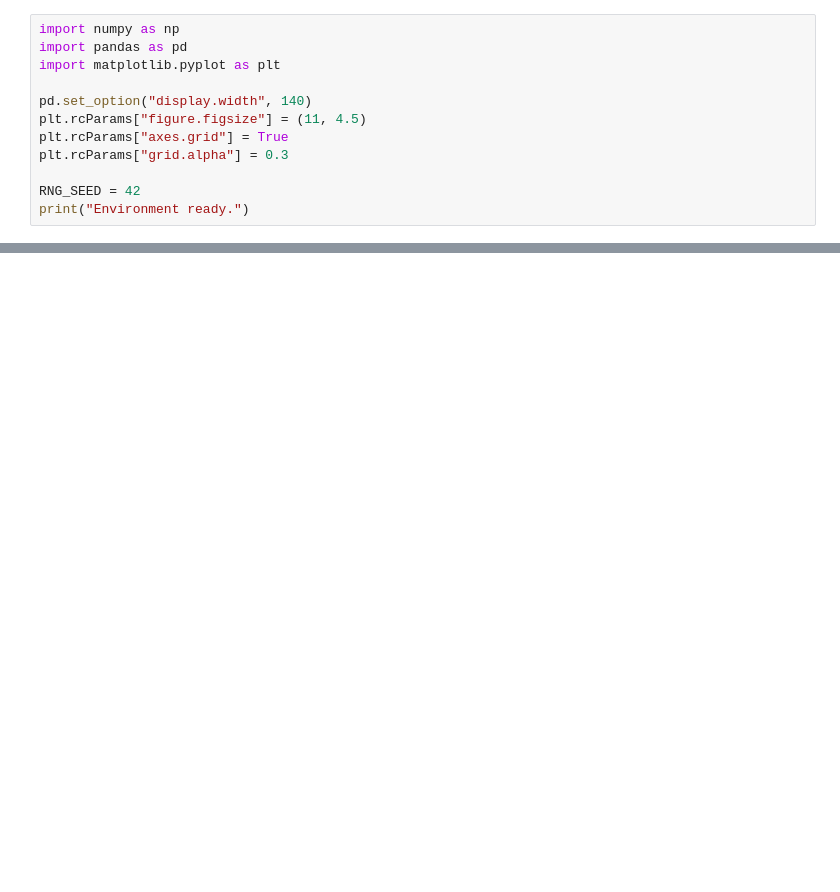
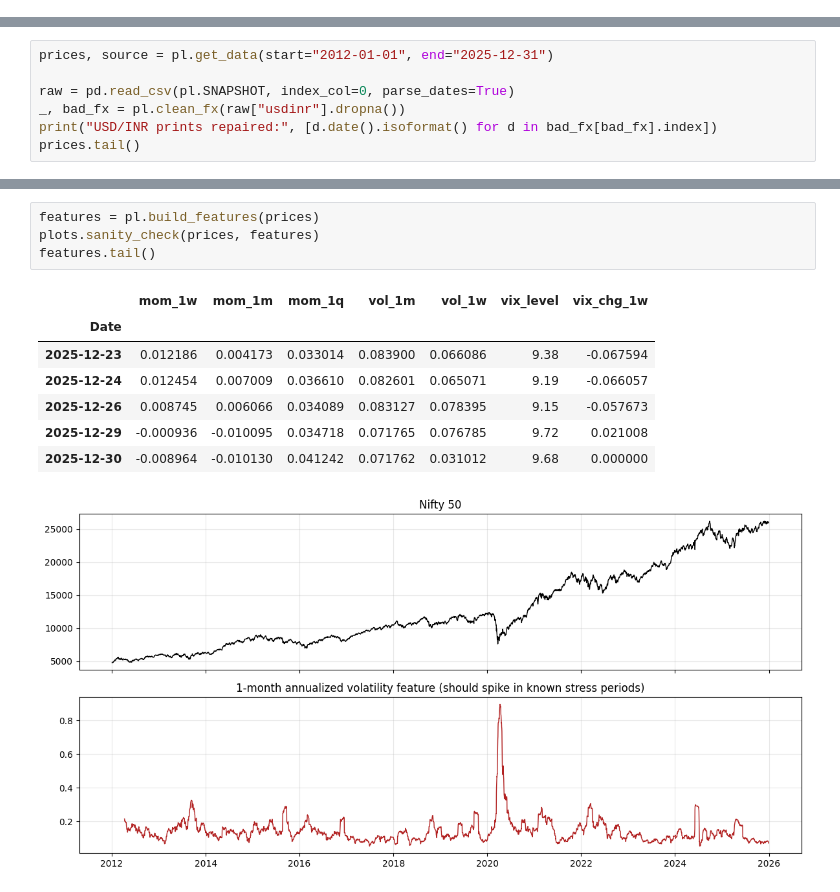
Before and after one commit to kcodweb/Regime-Detection-using-HMM, a Jupyter notebook: Regime_Shift_Notebook.ipynb, the cells around one changed output, grey strips where cells are left out. Cells and saved outputs as stored; diff of their text form; blank space fills up the shorter version.

```diff
--- a/Regime_Shift_Notebook.ipynb
+++ b/Regime_Shift_Notebook.ipynb
@@ -28,12 +0,0 @@ Successfully installed hmmlearn-0.3.3
-# %%
-import numpy as np
-import pandas as pd
-import matplotlib.pyplot as plt
-
-pd.set_option("display.width", 140)
-plt.rcParams["figure.figsize"] = (11, 4.5)
-plt.rcParams["axes.grid"] = True
-plt.rcParams["grid.alpha"] = 0.3
-
-RNG_SEED = 42
-print("Environment ready.")
@@ -491,0 +31,7 @@ Equal-weight:            2.354x  ->  135.4% cumulative return
+# %%
+prices, source = pl.get_data(start="2012-01-01", end="2025-12-31")
+
+raw = pd.read_csv(pl.SNAPSHOT, index_col=0, parse_dates=True)
+_, bad_fx = pl.clean_fx(raw["usdinr"].dropna())
+print("USD/INR prints repaired:", [d.date().isoformat() for d in bad_fx[bad_fx].index])
+prices.tail()
@@ -491,0 +53,13 @@ Equal-weight:            2.354x  ->  135.4% cumulative return
+# %%
+features = pl.build_features(prices)
+plots.sanity_check(prices, features)
+features.tail()
+# %% [output]
+|  | mom_1w | mom_1m | mom_1q | vol_1m | vol_1w | vix_level | vix_chg_1w |
+| Date |  |  |  |  |  |  |  |
+| 2025-12-23 | 0.012186 | 0.004173 | 0.033014 | 0.083900 | 0.066086 | 9.38 | -0.067594 |
+| 2025-12-24 | 0.012454 | 0.007009 | 0.036610 | 0.082601 | 0.065071 | 9.19 | -0.066057 |
+| 2025-12-26 | 0.008745 | 0.006066 | 0.034089 | 0.083127 | 0.078395 | 9.15 | -0.057673 |
+| 2025-12-29 | -0.000936 | -0.010095 | 0.034718 | 0.071765 | 0.076785 | 9.72 | 0.021008 |
+| 2025-12-30 | -0.008964 | -0.010130 | 0.041242 | 0.071762 | 0.031012 | 9.68 | 0.000000 |
+[figure, added]
```
Also changed, not shown: parts of 45 cells of this notebook, 20 other files.
